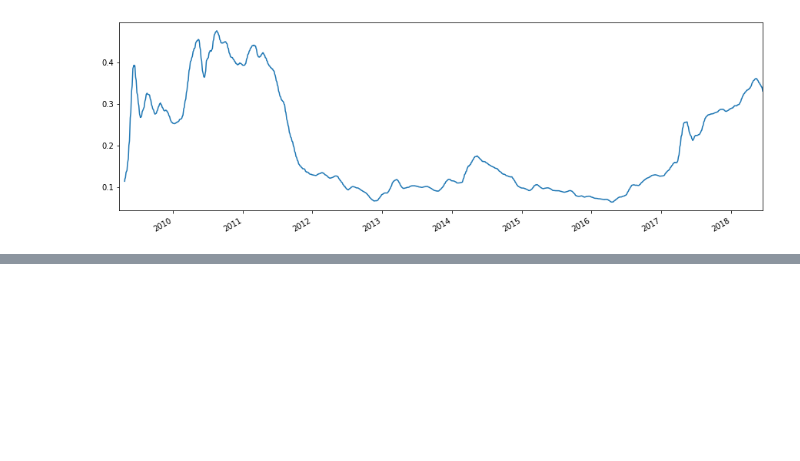
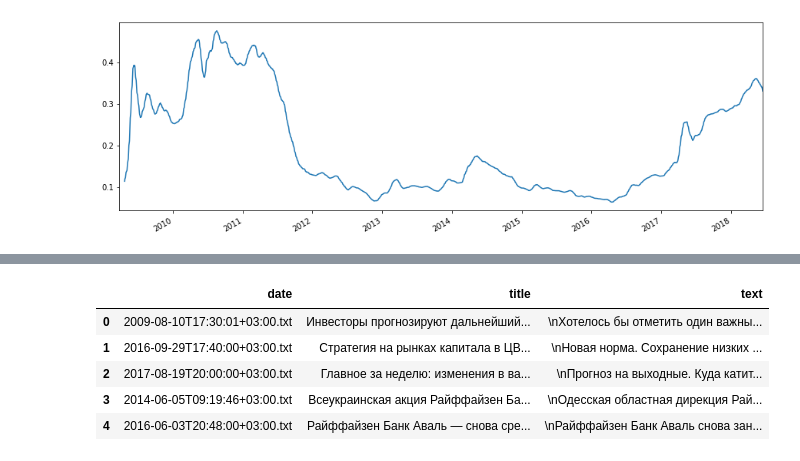
Before and after one commit to tbatsenko/ML_project, a Jupyter notebook: data-analysis/ML project.ipynb, the cells around one changed output, grey strips where cells are left out. Drawn from its saved outputs; the diff is of its cells as text; code cells hidden in the pictures; blank space fills up the shorter version.

```diff
--- a/data-analysis/ML project.ipynb
+++ b/data-analysis/ML project.ipynb
@@ -102,0 +135,9 @@ ValueError: You must specify a freq or x must be a pandas object with a timeseri
+# %%
+news_data.head()
+# %% [output]
+|  | date | title | text |
+| 0 | 2009-08-10T17:30:01+03:00.txt | Инвесторы прогнозируют дальнейший... | \nХотелось бы отметить один важны... |
+| 1 | 2016-09-29T17:40:00+03:00.txt | Стратегия на рынках капитала в ЦВ... | \nНовая норма. Сохранение низких ... |
+| 2 | 2017-08-19T20:00:00+03:00.txt | Главное за неделю: изменения в ва... | \nПрогноз на выходные. Куда катит... |
+| 3 | 2014-06-05T09:19:46+03:00.txt | Всеукраинская акция Райффайзен Ба... | \nОдесская областная дирекция Рай... |
+| 4 | 2016-06-03T20:48:00+03:00.txt | Райффайзен Банк Аваль — снова сре... | \nРайффайзен Банк Аваль снова зан... |
```
Also changed, not shown: parts of 23 cells of this notebook.
